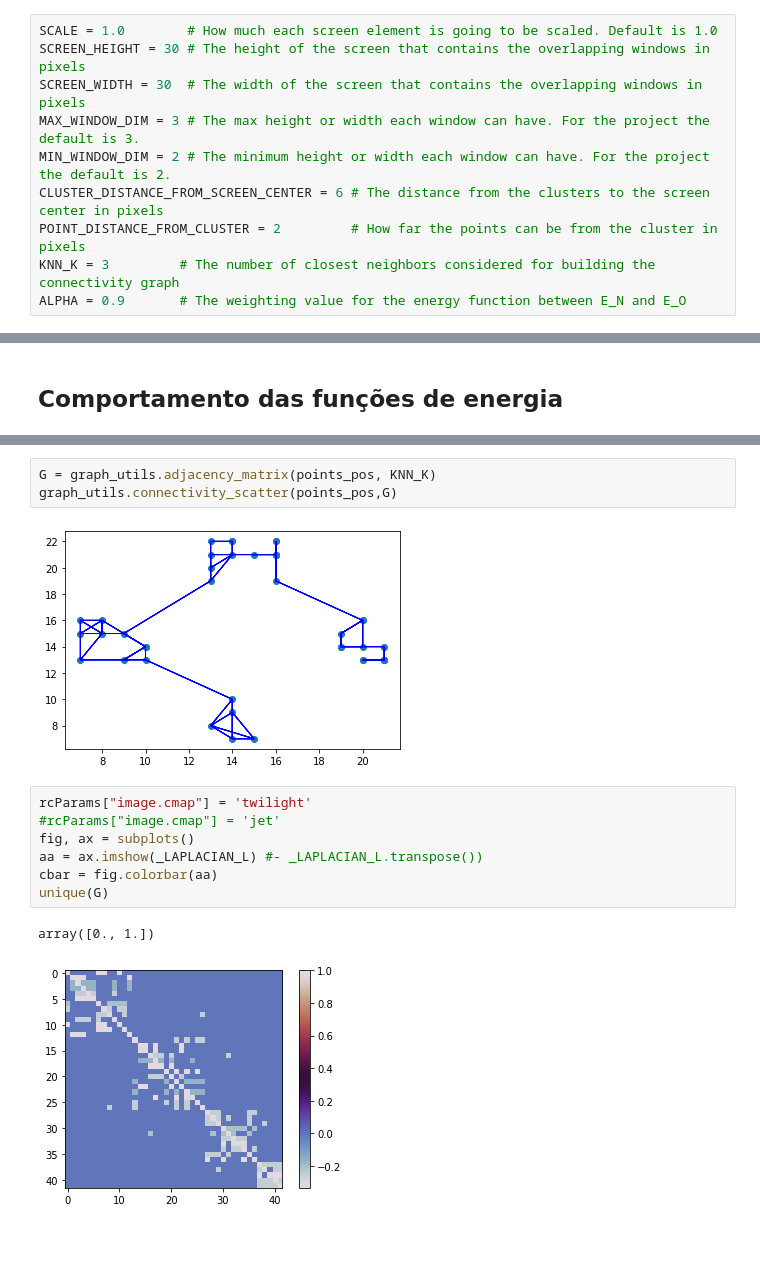
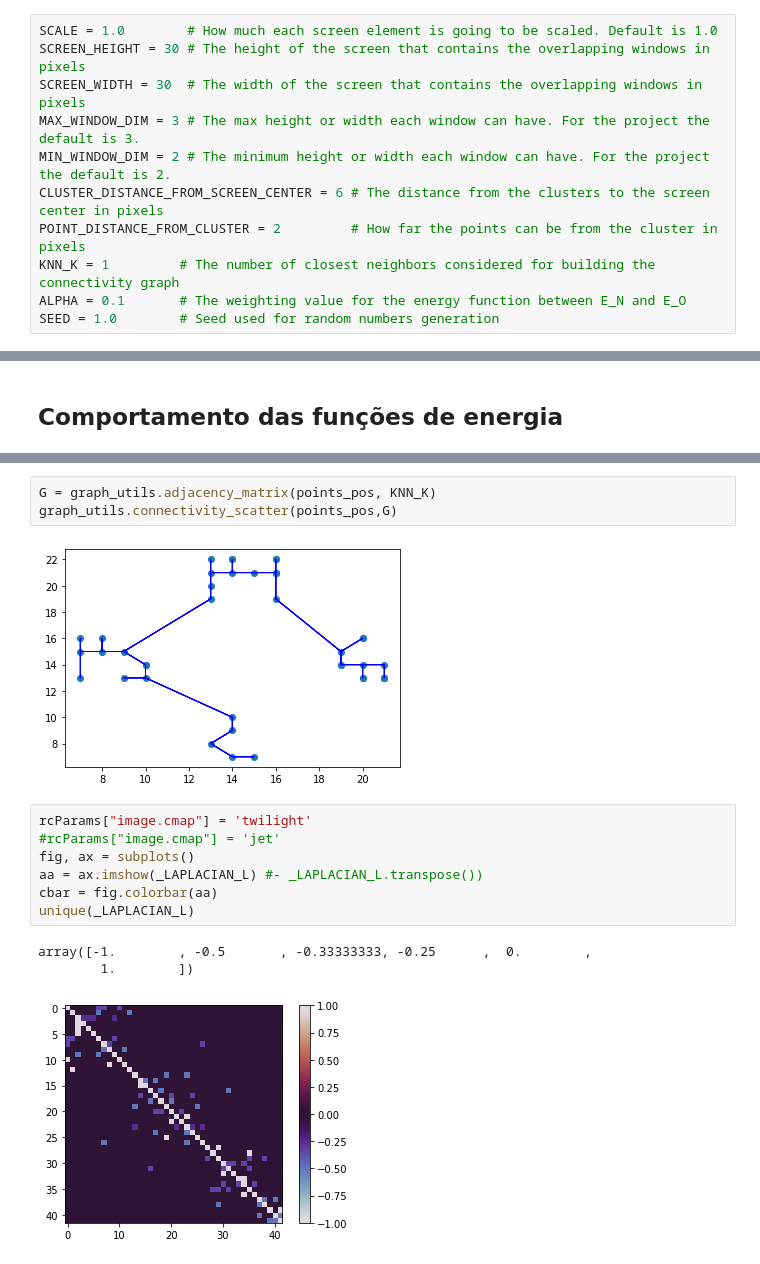
Before and after one commit to cabraile/SME_5720, a Jupyter notebook: notebooks/Projeto.ipynb, the cells around one changed output, grey strips where cells are left out. Cells and saved outputs as stored; diff of their text form.

```diff
--- a/notebooks/Projeto.ipynb
+++ b/notebooks/Projeto.ipynb
@@ -24,8 +24,9 @@ MAX_WINDOW_DIM = 3 # The max height or width each window can have. For the proje
 MIN_WINDOW_DIM = 2 # The minimum height or width each window can have. For the project the default is 2.
 CLUSTER_DISTANCE_FROM_SCREEN_CENTER = 6 # The distance from the clusters to the screen center in pixels
 POINT_DISTANCE_FROM_CLUSTER = 2         # How far the points can be from the cluster in pixels
-KNN_K = 3         # The number of closest neighbors considered for building the connectivity graph
-ALPHA = 0.9       # The weighting value for the energy function between E_N and E_O
+KNN_K = 1         # The number of closest neighbors considered for building the connectivity graph
+ALPHA = 0.1       # The weighting value for the energy function between E_N and E_O
+SEED = 1.0        # Seed used for random numbers generation
 # %% [markdown]
 ## 0.3. Preprocessamento dos parâmetros
 # %%
@@ -251,14 +261,15 @@ show()
 G = graph_utils.adjacency_matrix(points_pos, KNN_K)
 graph_utils.connectivity_scatter(points_pos,G)
 # %% [output]
-[figure, old version]
+[figure, new version]
 # %%
 rcParams["image.cmap"] = 'twilight'
 #rcParams["image.cmap"] = 'jet'
 fig, ax = subplots()
 aa = ax.imshow(_LAPLACIAN_L) #- _LAPLACIAN_L.transpose())
 cbar = fig.colorbar(aa)
-unique(G)
+unique(_LAPLACIAN_L)
 # %% [output]
-array([0., 1.])
+array([-1.        , -0.5       , -0.33333333, -0.25      ,  0.        ,
+        1.        ])
-[figure, old version]
+[figure, new version]
```
Also changed, not shown: parts of 8 cells of this notebook, 1 other file.
